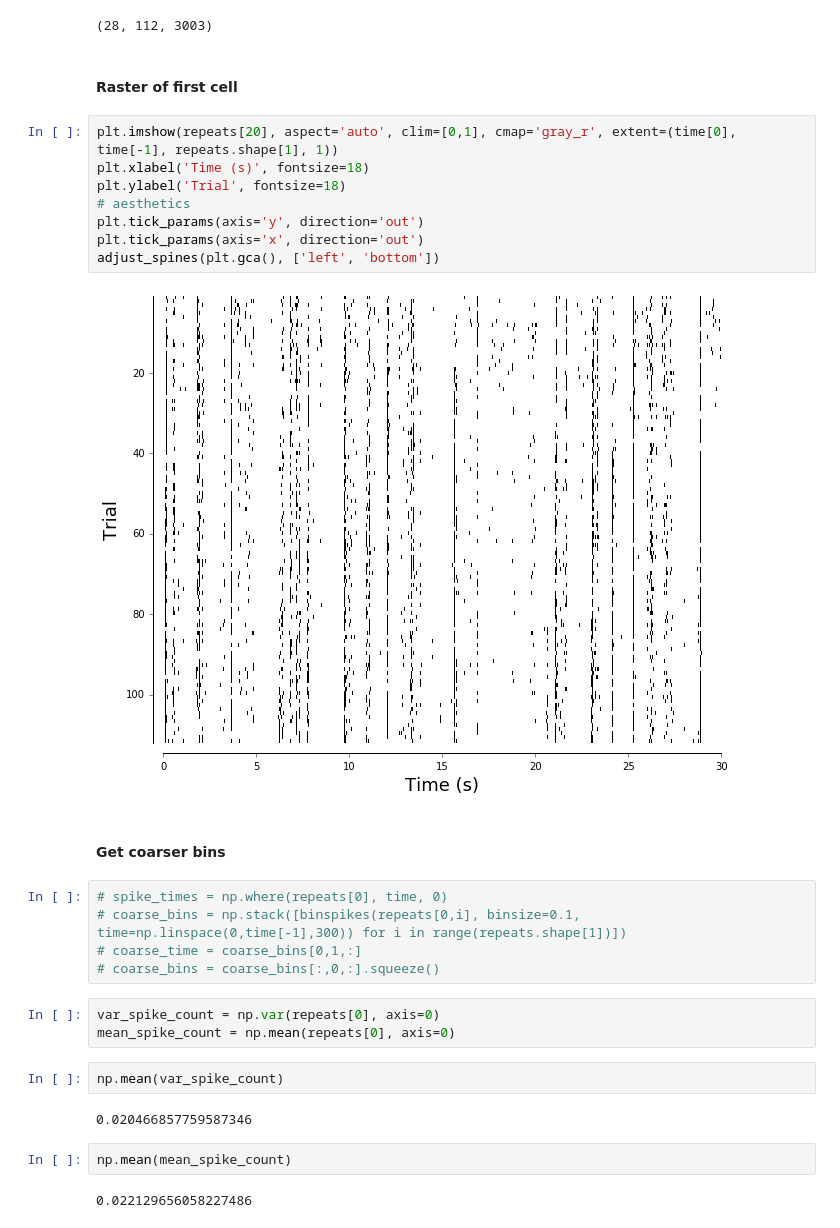
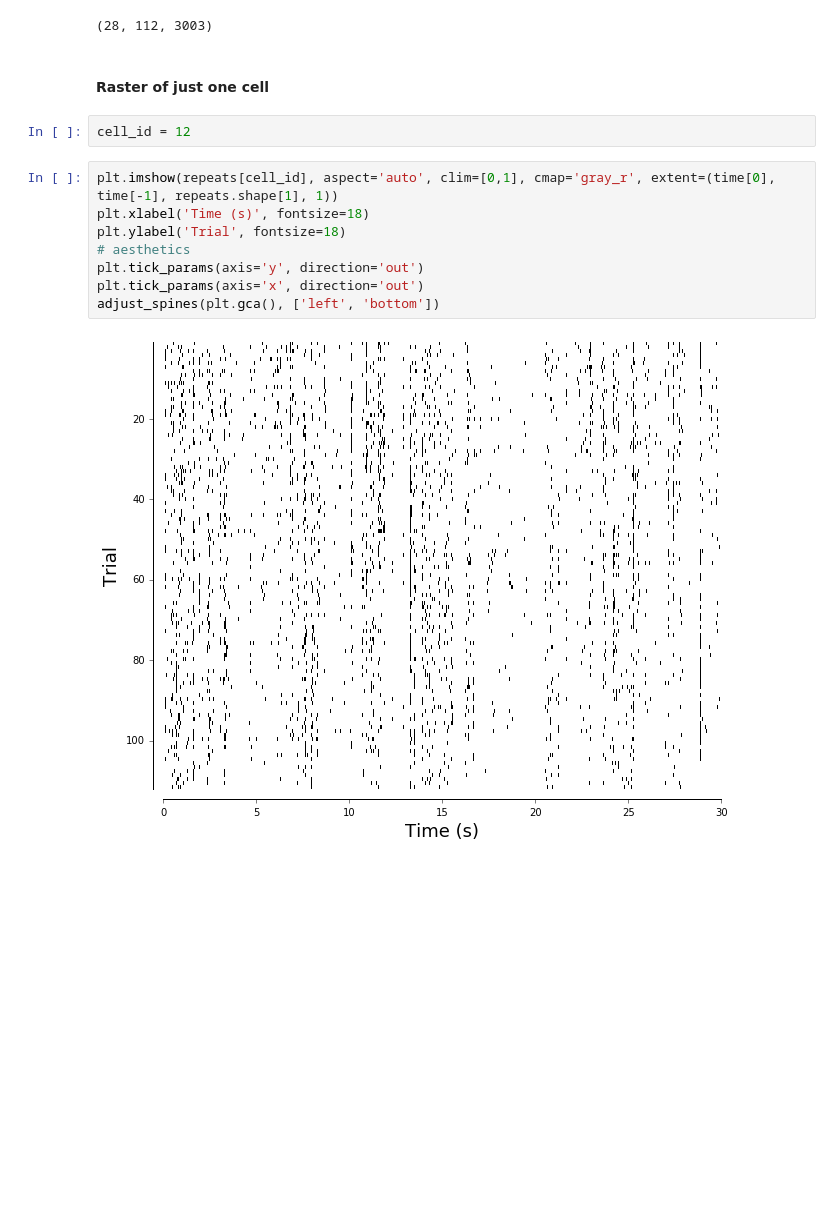
Before and after one commit to lmcintosh/deep-retina-tutorial, a Jupyter notebook: modeling retinal response variability.ipynb, the cells around one changed output. Cells and saved outputs as stored; diff of their text form; blank space fills up the shorter version.

```diff
--- a/modeling retinal response variability.ipynb
+++ b/modeling retinal response variability.ipynb
@@ -412,32 +413,16 @@ repeats.shape
 # %% [output]
 (28, 112, 3003)
 # %% [markdown]
-#### Raster of first cell
+#### Raster of just one cell
+# %%
+cell_id = 12
 # %%
-plt.imshow(repeats[20], aspect='auto', clim=[0,1], cmap='gray_r', extent=(time[0], time[-1], repeats.shape[1], 1))
+plt.imshow(repeats[cell_id], aspect='auto', clim=[0,1], cmap='gray_r', extent=(time[0], time[-1], repeats.shape[1], 1))
 plt.xlabel('Time (s)', fontsize=18)
 plt.ylabel('Trial', fontsize=18)
 # aesthetics
 plt.tick_params(axis='y', direction='out')
 plt.tick_params(axis='x', direction='out')
 adjust_spines(plt.gca(), ['left', 'bottom'])
 # %% [output]
-[figure, old version]
+[figure, new version]
-# %% [markdown]
-#### Get coarser bins
-# %%
-# spike_times = np.where(repeats[0], time, 0)
-# coarse_bins = np.stack([binspikes(repeats[0,i], binsize=0.1, time=np.linspace(0,time[-1],300)) for i in range(repeats.shape[1])])
-# coarse_time = coarse_bins[0,1,:]
-# coarse_bins = coarse_bins[:,0,:].squeeze()
-# %%
-var_spike_count = np.var(repeats[0], axis=0)
-mean_spike_count = np.mean(repeats[0], axis=0)
-# %%
-np.mean(var_spike_count)
-# %% [output]
-0.020466857759587346
-# %%
-np.mean(mean_spike_count)
-# %% [output]
-0.022129656058227486
```
Also changed, not shown: parts of 15 cells of this notebook.
